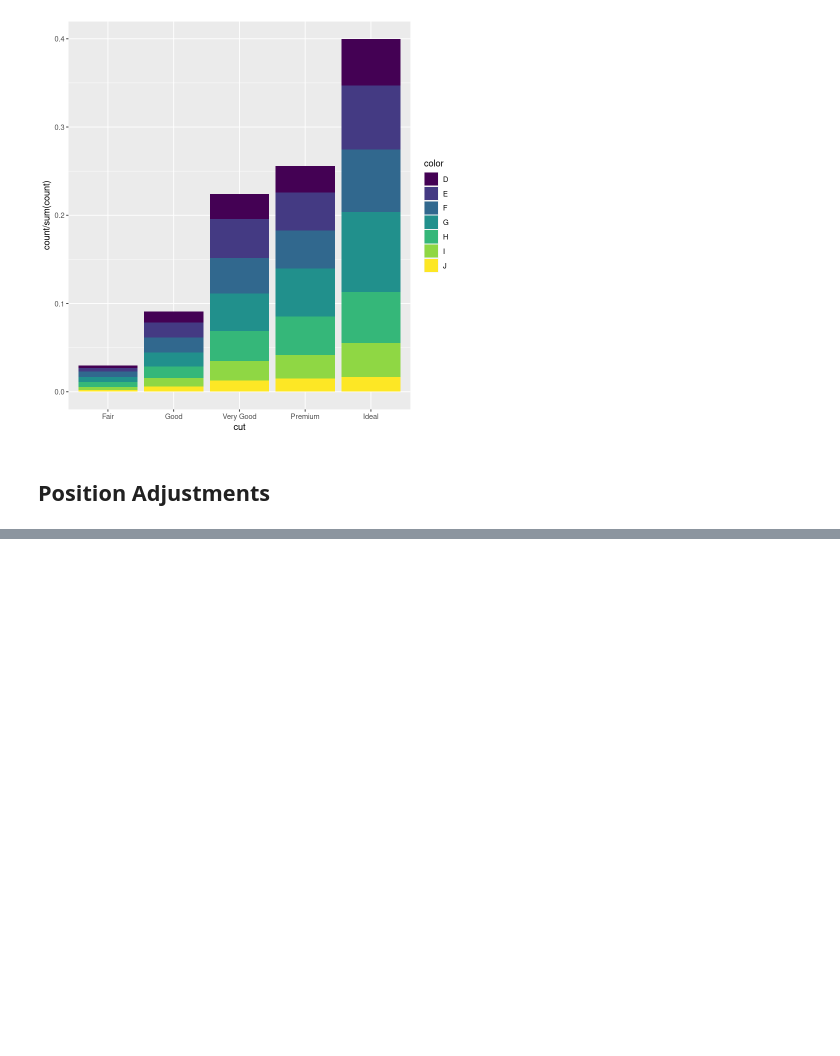
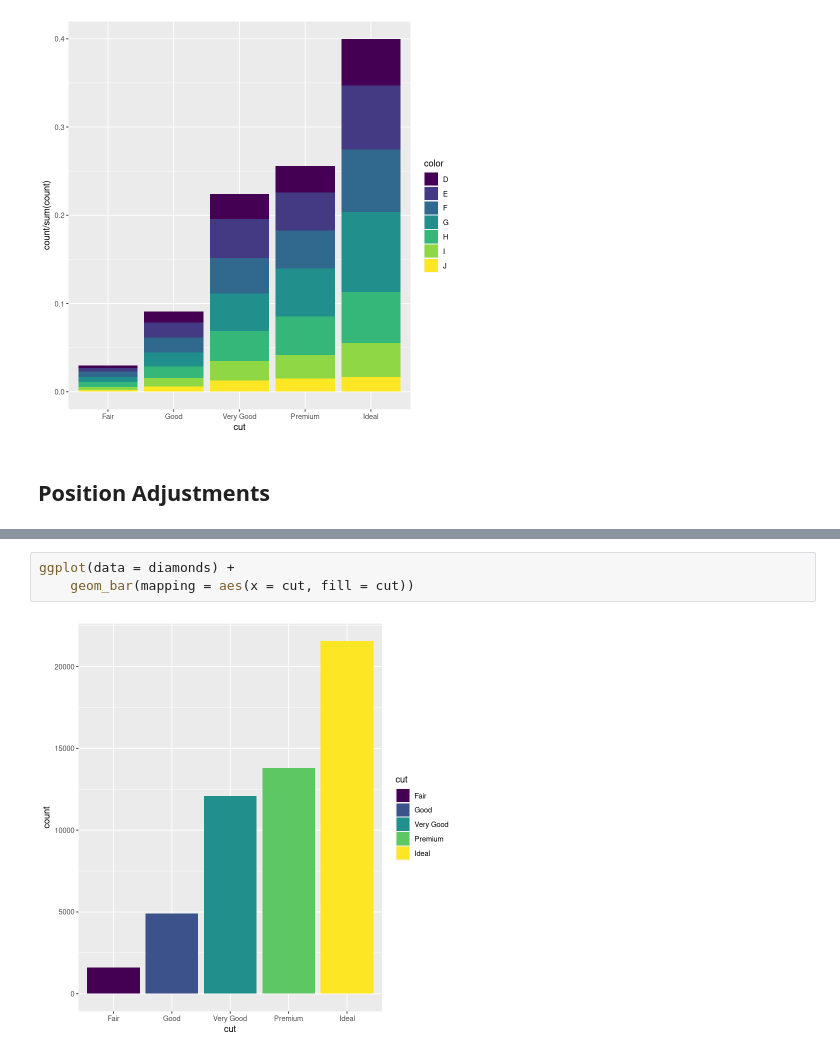
Before and after one commit to cmarsa/r4ds, a Jupyter notebook: 01_data_vis_with_ggplot2.ipynb, the cells around one changed output, grey strips where cells are left out. Cells and saved outputs as stored; diff of their text form; blank space fills up the shorter version.

```diff
--- a/01_data_vis_with_ggplot2.ipynb
+++ b/01_data_vis_with_ggplot2.ipynb
@@ -567,0 +565,5 @@ ggplot(data = diamonds) +
+# %%
+ggplot(data = diamonds) +
+    geom_bar(mapping = aes(x = cut, fill = cut))
+# %% [output]
+[figure, added]
```
Also changed, not shown: parts of 26 cells of this notebook.
